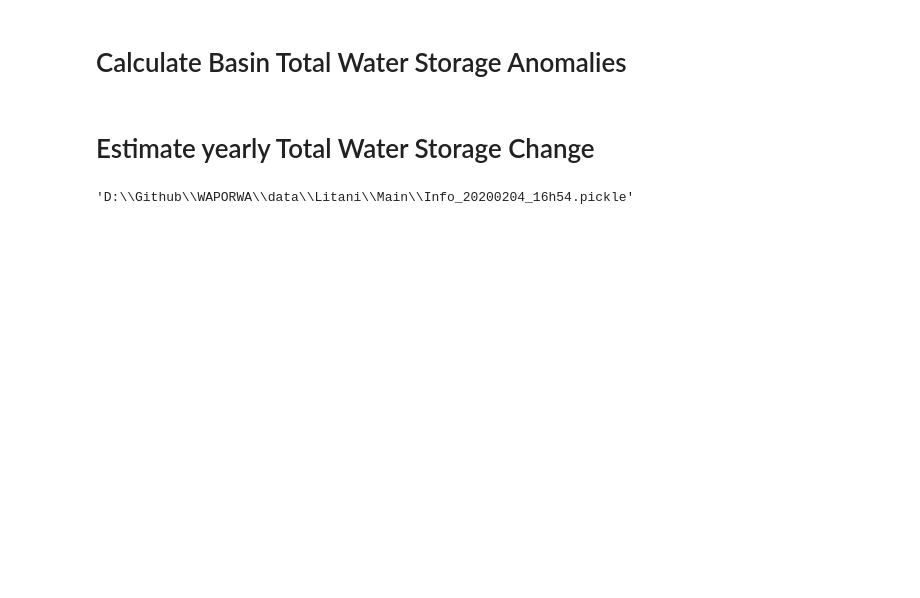
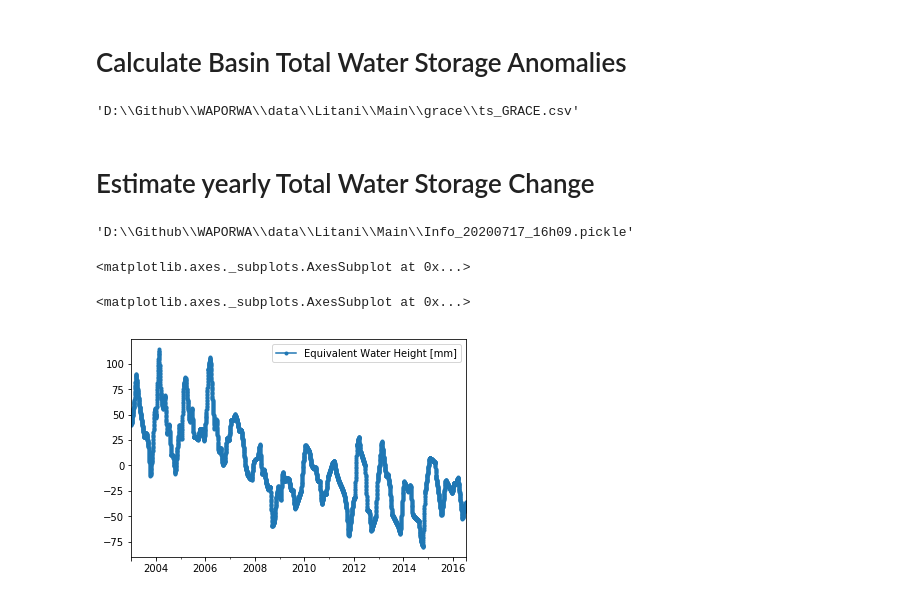
Before and after one commit to wateraccounting/WAPORWA, a Jupyter notebook: notebooks/2_GRACE_dS.ipynb, the cells around one changed output. Saved outputs shown, nothing was run; the diff lists cells and outputs as text; code cells hidden in the pictures; blank space fills up the shorter version.

Commit message:
test Litani

```diff
--- a/notebooks/2_GRACE_dS.ipynb
+++ b/notebooks/2_GRACE_dS.ipynb
@@ -28,11 +28,15 @@ success=calc_dS_basin(BASIN_SHP,MASCON_DATA_FOLDER,OUT_CSV)
 if success:
     BASIN['input_ts']['dS']=[OUT_CSV,'mm of Equivalent Water Height','Total Water Storage Anomalies']
     pickle_out(BASIN)
+# %%
+OUT_CSV
+# %% [output]
+'D:\\Github\\WAPORWA\\data\\Litani\\Main\\grace\\ts_GRACE.csv'
 # %% [markdown]
 # Estimate yearly Total Water Storage Change
 # %%
 # Read GRACE basin pseudo-monthly estimates
-grace_basin_csv=BASIN['input_ts']['dS'][0]
+grace_basin_csv=OUT_CSV
 ts_grace=pd.read_csv(grace_basin_csv,sep=',',index_col=0)
 ts_day=pd.DataFrame(index=pd.date_range(start='2003-01-06',end='2016-07-14',freq='D'))
 # Interpolate GRACE estimates to daily time-step
@@ -50,4 +54,13 @@ ts_dS_yearly.to_csv(OUT_CSV,sep=';')
 BASIN['input_ts']['dS_yearly']=[OUT_CSV,'mm of Equivalent Water Height','Yearly Total Water Storage Change']
 pickle_out(BASIN)
 # %% [output]
-'D:\\Github\\WAPORWA\\data\\Litani\\Main\\Info_20200204_16h54.pickle'
+'D:\\Github\\WAPORWA\\data\\Litani\\Main\\Info_20200717_16h09.pickle'
+# %%
+ts_grace.plot(style='.')
+# %% [output]
+<matplotlib.axes._subplots.AxesSubplot at 0x...>
+# %%
+ts_grace_interpolate_daily.plot(style='.-')
+# %% [output]
+<matplotlib.axes._subplots.AxesSubplot at 0x...>
+[figure, added]
```
Also changed, not shown: parts of 3 cells of this notebook, 4 other files.
